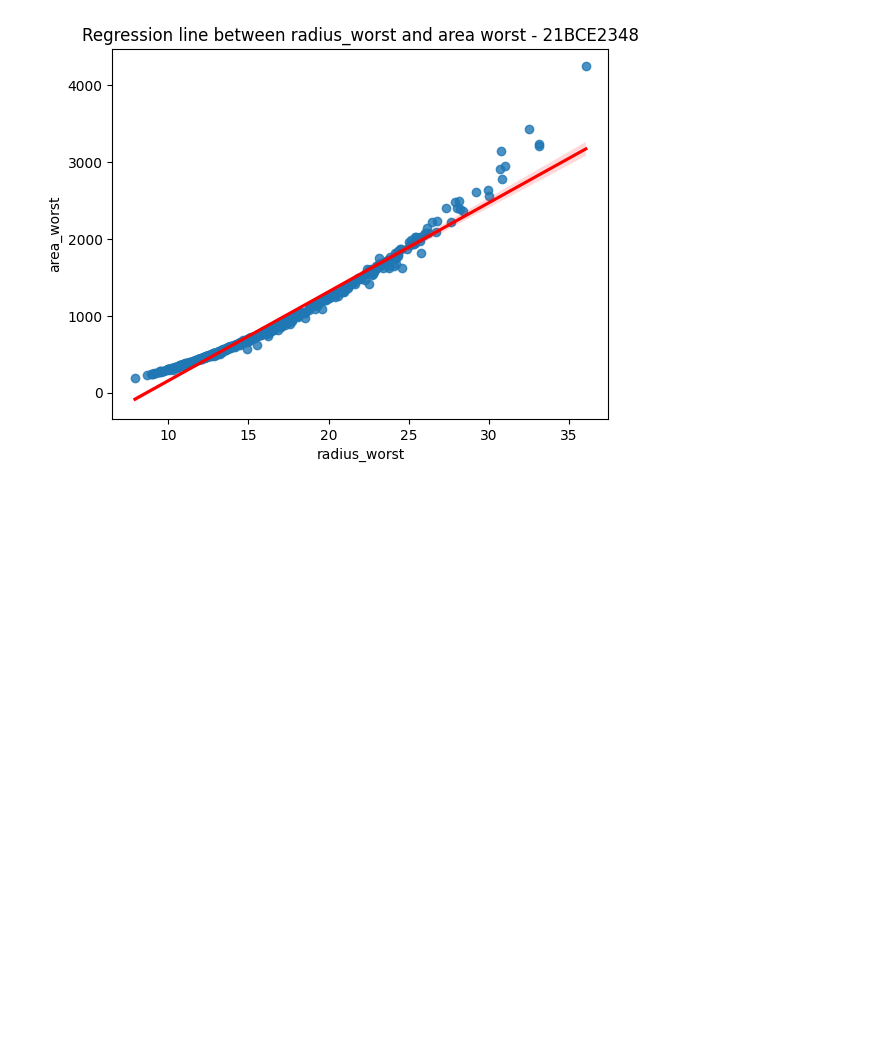
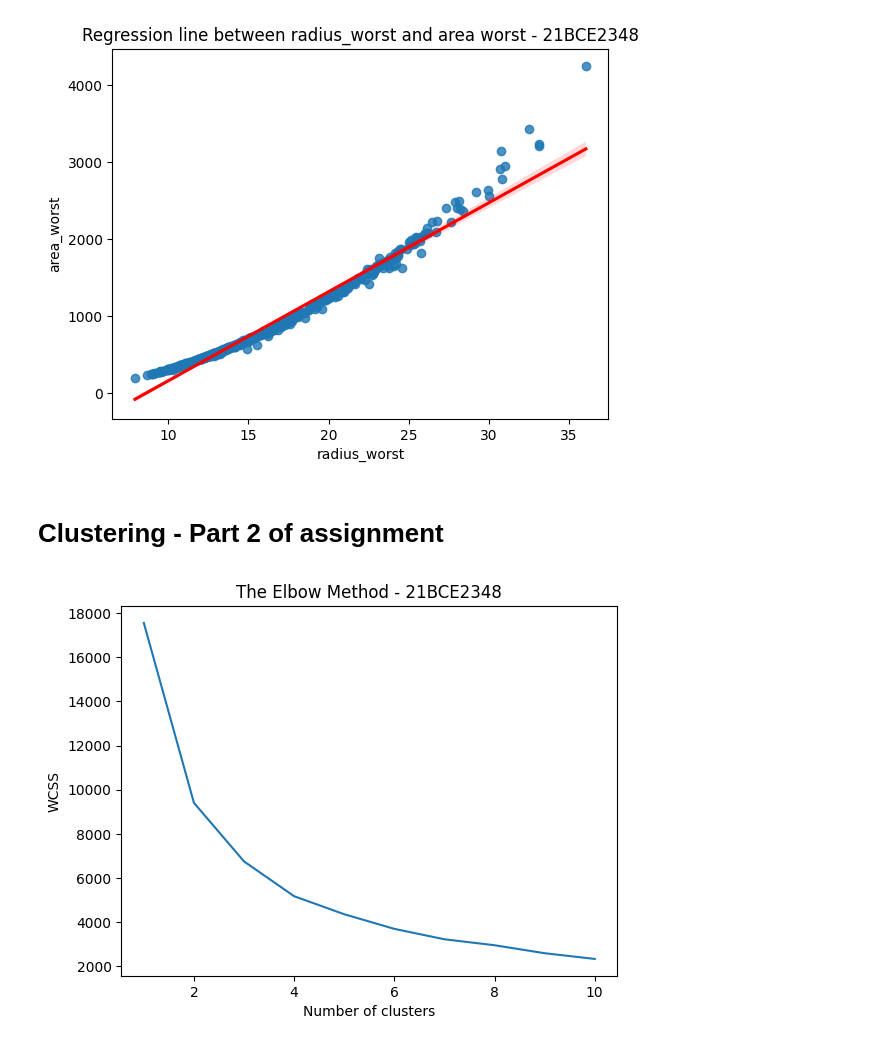
Before and after one commit to Akash-Shaji/EDA_Theory_DA, a Jupyter notebook: EDA_Theory_DA.ipynb, the cells around one changed output. Saved outputs shown, nothing was run; the diff lists cells and outputs as text; code cells hidden in the pictures; blank space fills up the shorter version.

Commit message:
Clustering, PCA, and regression added

```diff
--- a/EDA_Theory_DA.ipynb
+++ b/EDA_Theory_DA.ipynb
@@ -497,3 +499,25 @@ plt.title('Regression line between radius_worst and area worst - 21BCE2348')
 plt.show()
 # %% [output]
 [figure]
+# %% [markdown]
+# Clustering - Part 2 of assignment
+# %%
+#Kmeans Clustering
+
+#Taking only 2 features for ease of visualization
+
+X = df.iloc[:, [2, 3]].values
+# %%
+from sklearn.cluster import KMeans
+wcss = []
+for i in range(1, 11):
+    kmeans = KMeans(n_clusters = i, init = 'k-means++', random_state = 42)
+    kmeans.fit(X)
+    wcss.append(kmeans.inertia_)
+plt.plot(range(1, 11), wcss)
+plt.title('The Elbow Method - 21BCE2348')
+plt.xlabel('Number of clusters')
+plt.ylabel('WCSS')
+plt.show()
+# %% [output]
+[figure, added]
```
Also changed, not shown: parts of 21 cells of this notebook.
